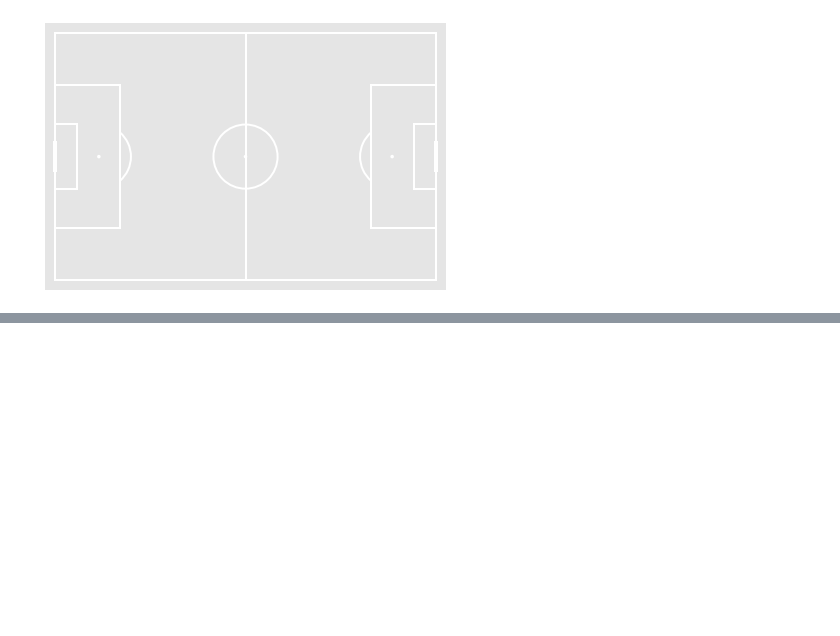
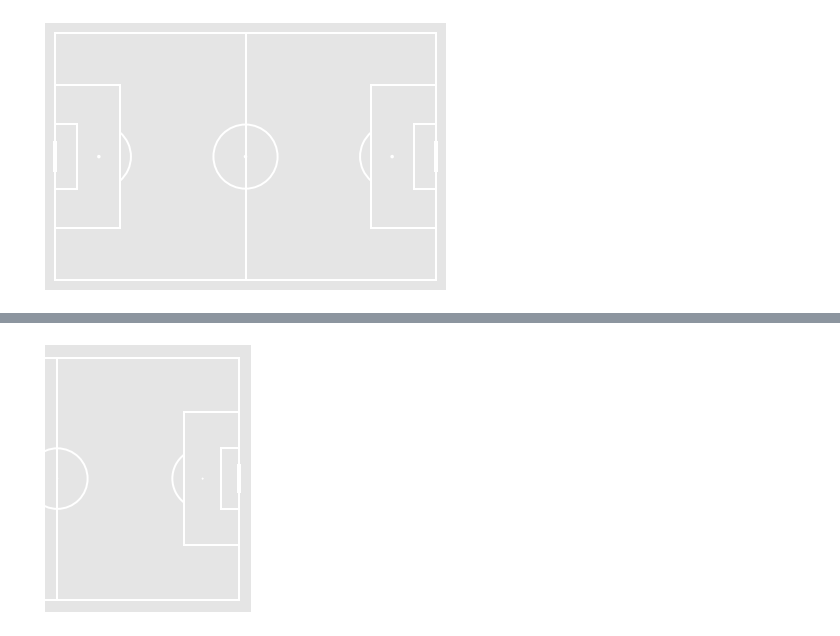
Before and after one commit to chimexi42/football-plotting, a Jupyter notebook: football_data.ipynb, the cells around one changed output, grey strips where cells are left out. Cells and saved outputs as stored; diff of their text form; code cells hidden in the pictures; blank space fills up the shorter version.

```diff
--- a/football_data.ipynb
+++ b/football_data.ipynb
@@ -36,0 +42,5 @@ fig, ax = pitch.draw()
+# %%
+pitch = Pitch(orientation='horizontal', view='half')
+fig = pitch.draw()
+# %% [output]
+[figure, added]
```
Also changed, not shown: parts of 13 cells of this notebook.
